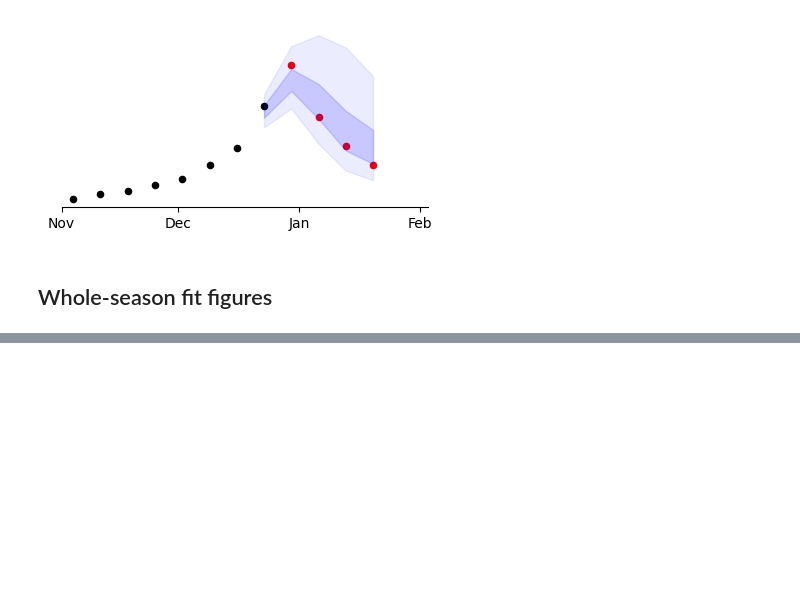
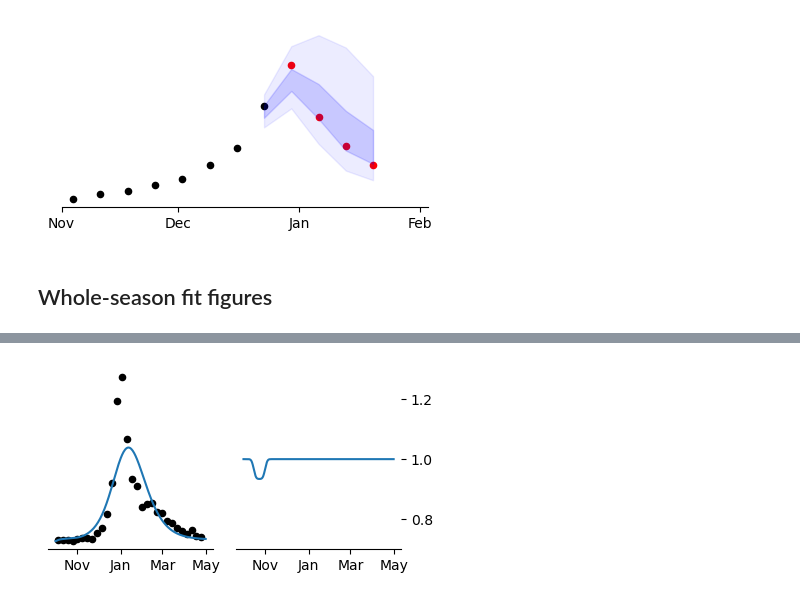
Before and after one commit to twallema/influenza-USA, a Jupyter notebook: scripts/NC_forecasts/manuscript/visualise-training-schematic/visualisations.ipynb, the cells around one changed output, grey strips where cells are left out. Drawn from its saved outputs; the diff is of its cells as text; code cells hidden in the pictures; blank space fills up the shorter version.

```diff
--- a/scripts/NC_forecasts/manuscript/visualise-training-schematic/visualisations.ipynb
+++ b/scripts/NC_forecasts/manuscript/visualise-training-schematic/visualisations.ipynb
@@ -91,0 +101,96 @@ for season, filename in zip(seasons, filenames):
+# %%
+seasons = ['2014-2015', '2015-2016', '2019-2020', '2023-2024']
+
+# loop over the seasons
+for season in seasons:
+
+    # load single strain model
+    ## settings
+    season_start = int(season[0:4])
+    start_simulation = datetime(season_start, 10, 1)
+    end_simulation = datetime(season_start+1, 5, 1)
+    state = 'North Carolina'
+    sr = 'states'
+    ar = 'full'
+    dd = False
+
+    ## load model
+    from influenza_USA.NC_forecasts.utils import initialise_model
+    model = initialise_model(strains=True, spatial_resolution=sr, age_resolution=ar, state=state, season='average', distinguish_daytype=dd)
+
+    # load dataset
+    data = get_NC_influenza_data(start_simulation, end_simulation, season)['H_inc']
+
+    # get independent fit parameters
+    pars_model_0 = pd.read_csv('../../../../data/interim/calibration/single-season-optimal-parameters-sequentialTwoStrain.csv', index_col=0)[season].to_dict()
+
+    # set parameters
+    delta_beta_temporal = []
+    for name, val in pars_model_0.items():
+        if name.startswith("delta_beta_temporal_"):
+            delta_beta_temporal.append(val)
+        else:
+            model.parameters[name] = val
+
+    # loop over length of delta_beta_temporal
+    for i in range(len(delta_beta_temporal)):
+
+        # set right delta_beta_temporal
+        model.parameters['delta_beta_temporal'][i] = delta_beta_temporal[i]
+
+        # simulate model
+        simout = model.sim([start_simulation, end_simulation])
+        simout['H_inc'] = simout['H1_inc'] + simout['H2_inc']
+
+        # Construct delta_beta_temporal trajectory
+
+        # get function
+        from influenza_USA.NC_forecasts.TDPF import transmission_rate_function
+        f = transmission_rate_function(sigma=2.5)
+        # pre-allocate output
+        y = []
+        x = pd.date_range(start=start_simulation, end=end_simulation, freq='d').tolist()
+        # compute output
+        for d in x:
+            y.append(f(d, {}, 1, model.parameters['delta_beta_temporal'])[0])
+
+        # make a figure
+        fig,ax=plt.subplots(nrows=1, ncols=2, figsize=(8.3/2, 11.7/5))
+        ## data
+        ax[0].scatter(data.index, data, marker='o', s=20, color='black')
+        ## model
+        ax[0].plot(simout.date.values, simout['H_inc'].sum(dim=['age_group', 'location']))
+        ## modifier trajectory
+        ax[1].plot(x,y)
+
+        ## formatting left axis
+        # no spines
+        ax[0].spines['top'].set_visible(False)
+        ax[0].spines['right'].set_visible(False)
+        ax[0].spines['left'].set_visible(False)
+        # months only
+        ax[0].xaxis.set_major_locator(mdates.MonthLocator(interval=2))
+        ax[0].xaxis.set_major_formatter(mdates.DateFormatter('%b'))
+        # no ticks
+        ax[0].set_yticks([])
+        ## formatting right axis
+        # no spines
+        ax[1].spines['top'].set_visible(False)
+        ax[1].spines['right'].set_visible(False)
+        ax[1].spines['left'].set_visible(False)
+        # months only
+        ax[1].xaxis.set_major_locator(mdates.MonthLocator(interval=2))
+        ax[1].xaxis.set_major_formatter(mdates.DateFormatter('%b'))
+        # no ticks
+        ax[1].yaxis.tick_right()
+        ax[1].set_yticks([0.8, 1, 1.2])
+        ax[1].set_ylim([0.7, 1.3])
+        plt.tight_layout()
+        # save figure
+        if not os.path.exists(f'{season}/'):
+            os.makedirs(f'{season}/')
+        plt.savefig(f'{season}/{season}_{i}.pdf', dpi=200)
+        plt.show()
+        plt.close()
+# %% [output]
+[figure, added]
```
Also changed, not shown: parts of 4 cells of this notebook, 7 other files.
